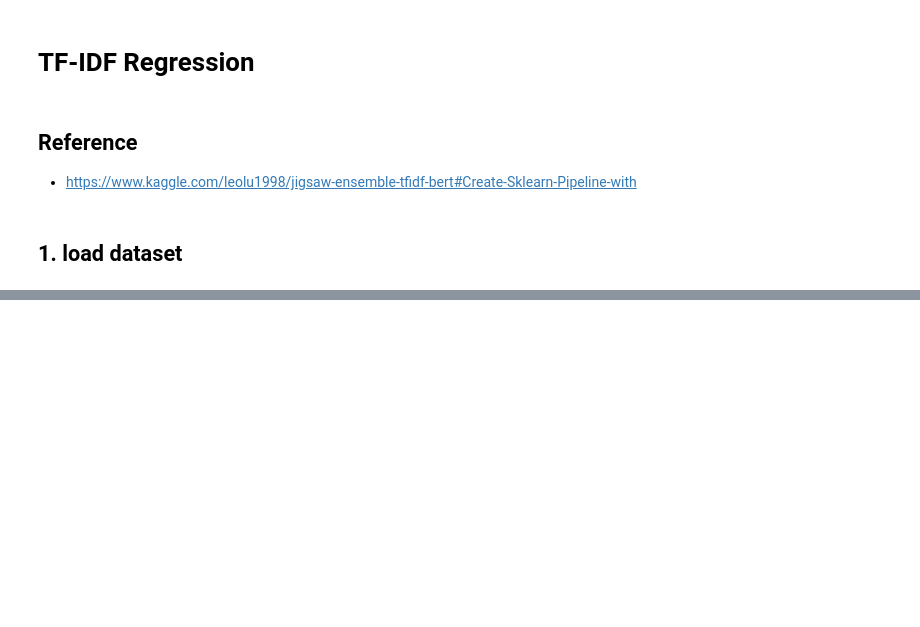
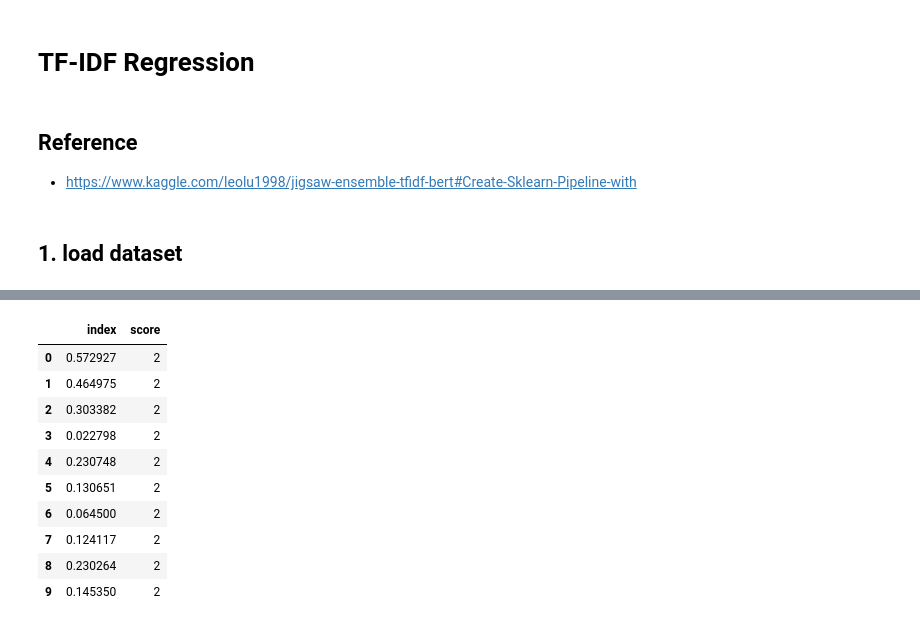
Before and after one commit to team-ok-nlp/jigsaw-toxic-competition, a Jupyter notebook: experiments/tfidf_regression.ipynb, the cells around one changed output, grey strips where cells are left out. Cells and saved outputs as stored; diff of their text form; code cells hidden in the pictures; blank space fills up the shorter version.

```diff
--- a/experiments/tfidf_regression.ipynb
+++ b/experiments/tfidf_regression.ipynb
@@ -26,0 +74,3 @@ import gc
+# %%
+df = clean(df,'comment')
+df=df.fillna('null')
@@ -29,0 +225,15 @@ import gc
+# %%
+same_score = df_sub['score'].value_counts().reset_index()[:10]
+same_score
+# %% [output]
+|  | index | score |
+| 0 | 0.572927 | 2 |
+| 1 | 0.464975 | 2 |
+| 2 | 0.303382 | 2 |
+| 3 | 0.022798 | 2 |
+| 4 | 0.230748 | 2 |
+| 5 | 0.130651 | 2 |
+| 6 | 0.064500 | 2 |
+| 7 | 0.124117 | 2 |
+| 8 | 0.230264 | 2 |
+| 9 | 0.145350 | 2 |
```
Also changed, not shown: parts of 26 cells of this notebook.
